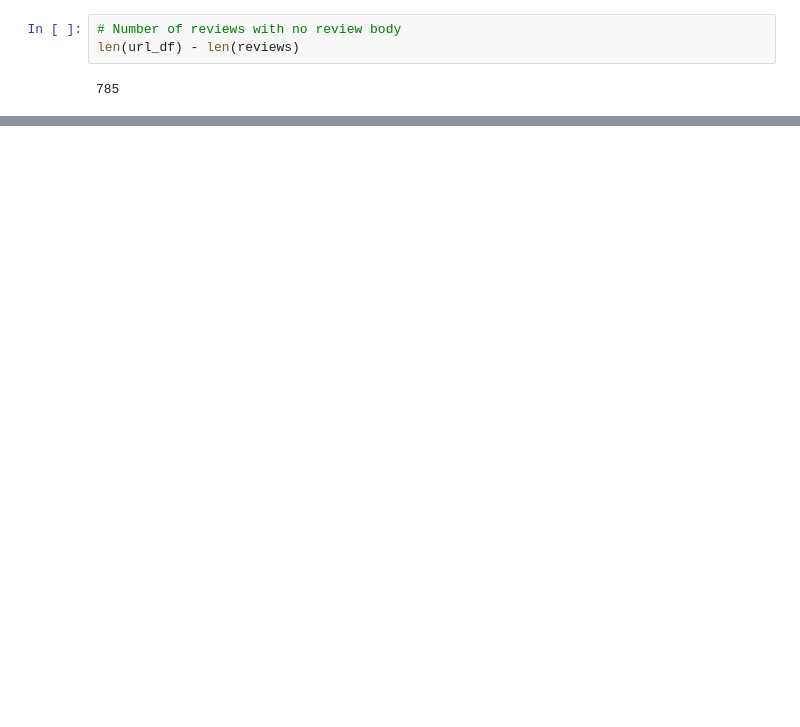
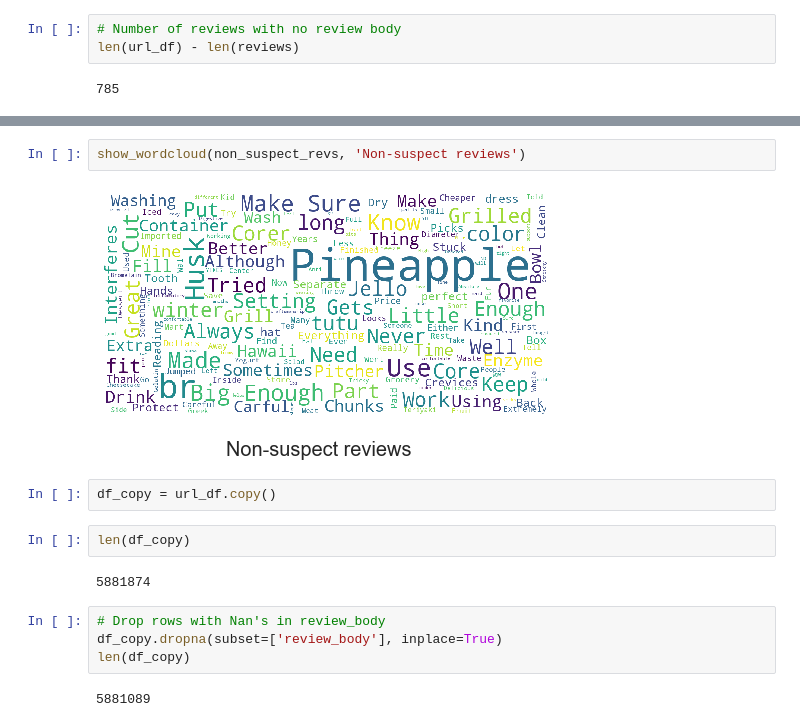
Before and after one commit to chantel808/Springboard_Capstone2, a Jupyter notebook: Amazon_reviews_NLP_CClark.ipynb, the cells around one changed output, grey strips where cells are left out. Cells and saved outputs as stored; diff of their text form; blank space fills up the shorter version.

```diff
--- a/Amazon_reviews_NLP_CClark.ipynb
+++ b/Amazon_reviews_NLP_CClark.ipynb
@@ -481,0 +410,16 @@ for ind in result_args:
+# %%
+show_wordcloud(non_suspect_revs, 'Non-suspect reviews')
+# %% [output]
+[figure, added]
+# %%
+df_copy = url_df.copy()
+# %%
+len(df_copy)
+# %% [output]
+5881874
+# %%
+# Drop rows with Nan's in review_body
+df_copy.dropna(subset=['review_body'], inplace=True)
+len(df_copy)
+# %% [output]
+5881089
```
Also changed, not shown: parts of 177 cells of this notebook.
